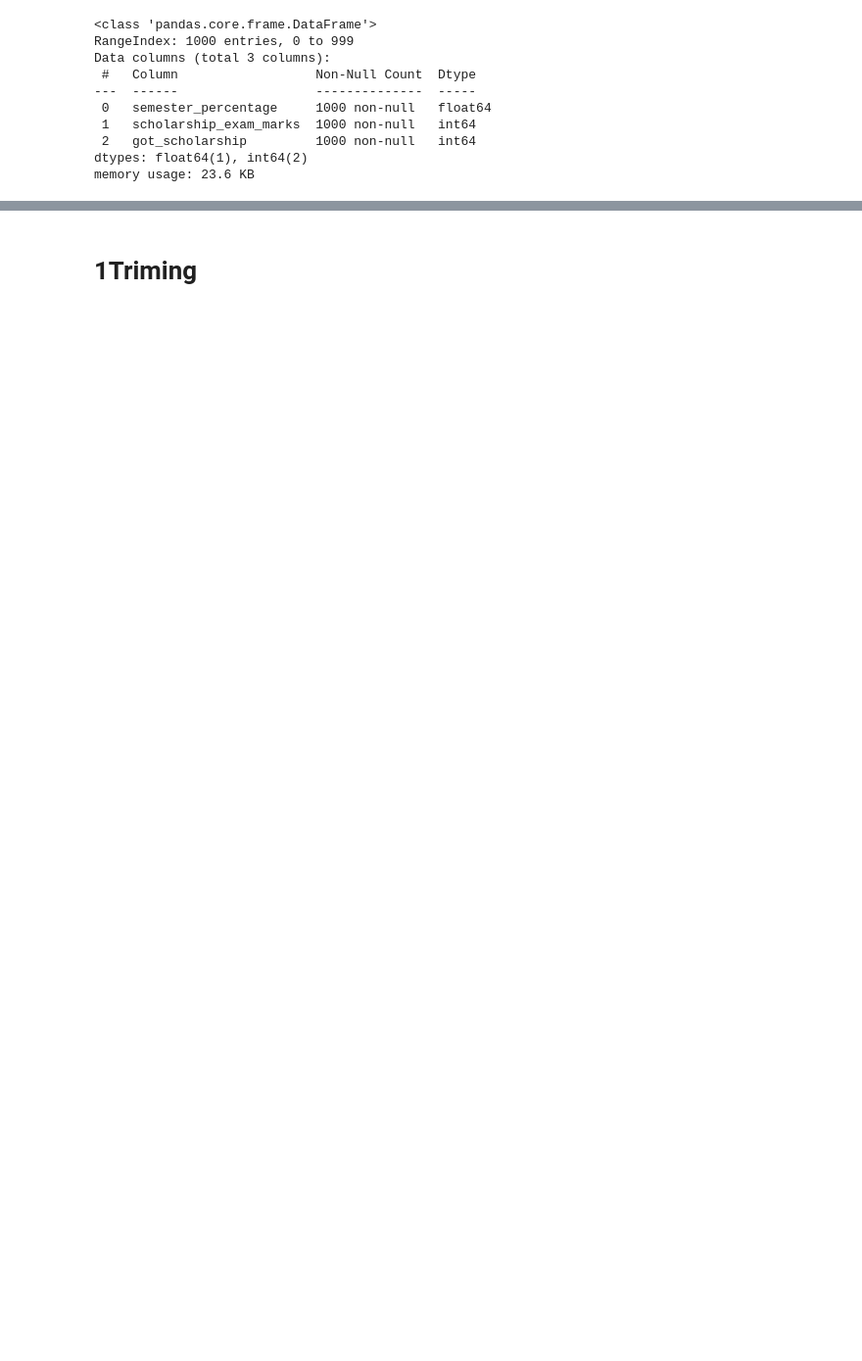
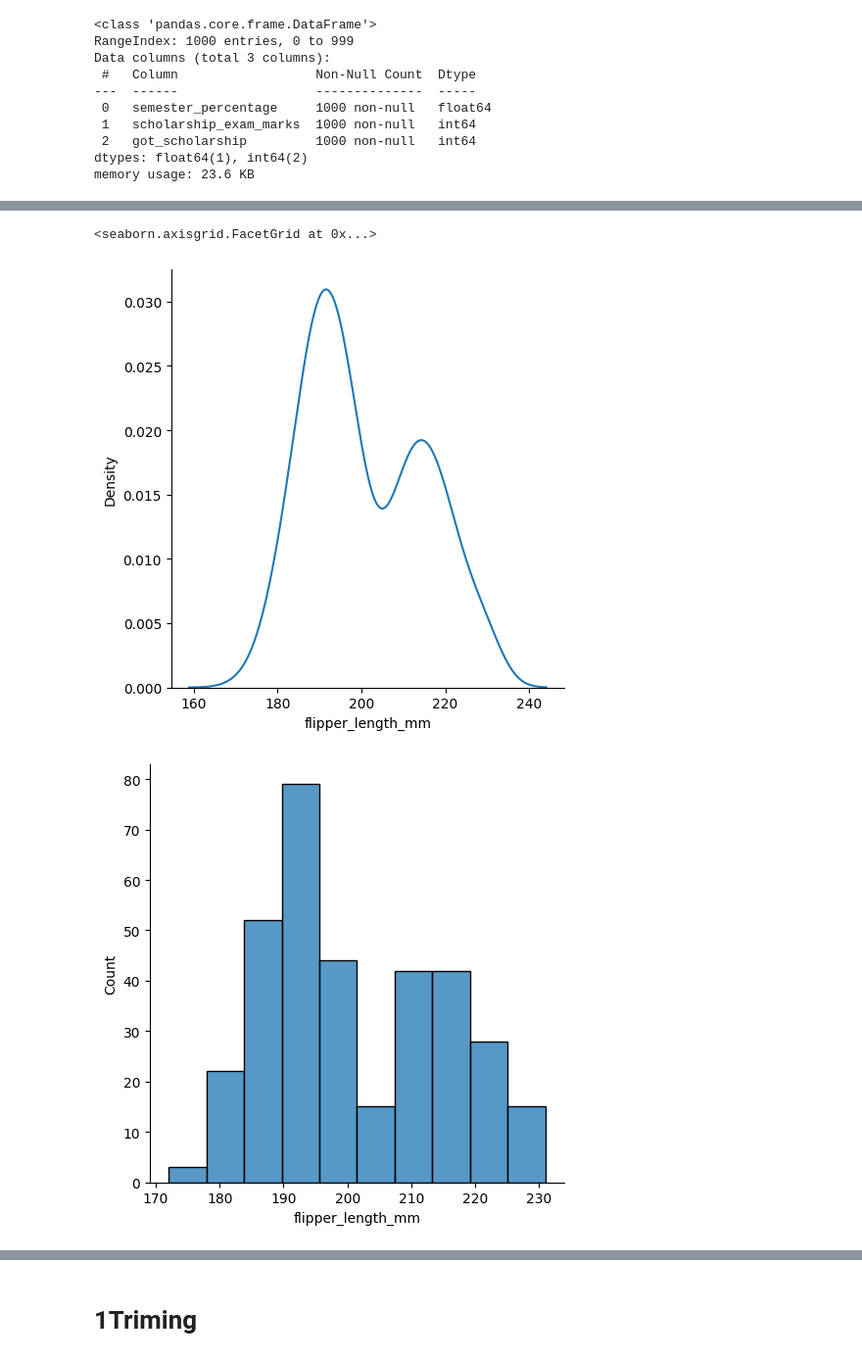
Before and after one commit to 2004harshit/DATA-SCIENCE-AND-ML, a Jupyter notebook: 5_EDA/2_OUTLIER_REMOVAL_USING_Z_SCORE.ipynb, the cells around one changed output, grey strips where cells are left out. Shown at 98% size. Drawn from its saved outputs; the diff is of its cells as text; code cells hidden in the pictures; blank space fills up the shorter version.

```diff
--- a/5_EDA/2_OUTLIER_REMOVAL_USING_Z_SCORE.ipynb
+++ b/5_EDA/2_OUTLIER_REMOVAL_USING_Z_SCORE.ipynb
@@ -36,0 +68,8 @@ memory usage: 23.6 KB
+# %%
+sns.displot(penguins, x= penguins['flipper_length_mm'],kind='kde')
+sns.displot(penguins, x= penguins['flipper_length_mm'],kind='hist')
+sns.displot(penguins, x= penguins['flipper_length_mm'],kind='ecdf')
+# %% [output]
+<seaborn.axisgrid.FacetGrid at 0x...>
+[figure, added]
+[figure, added]
```
Also changed, not shown: parts of 25 cells of this notebook, 1 other file.
